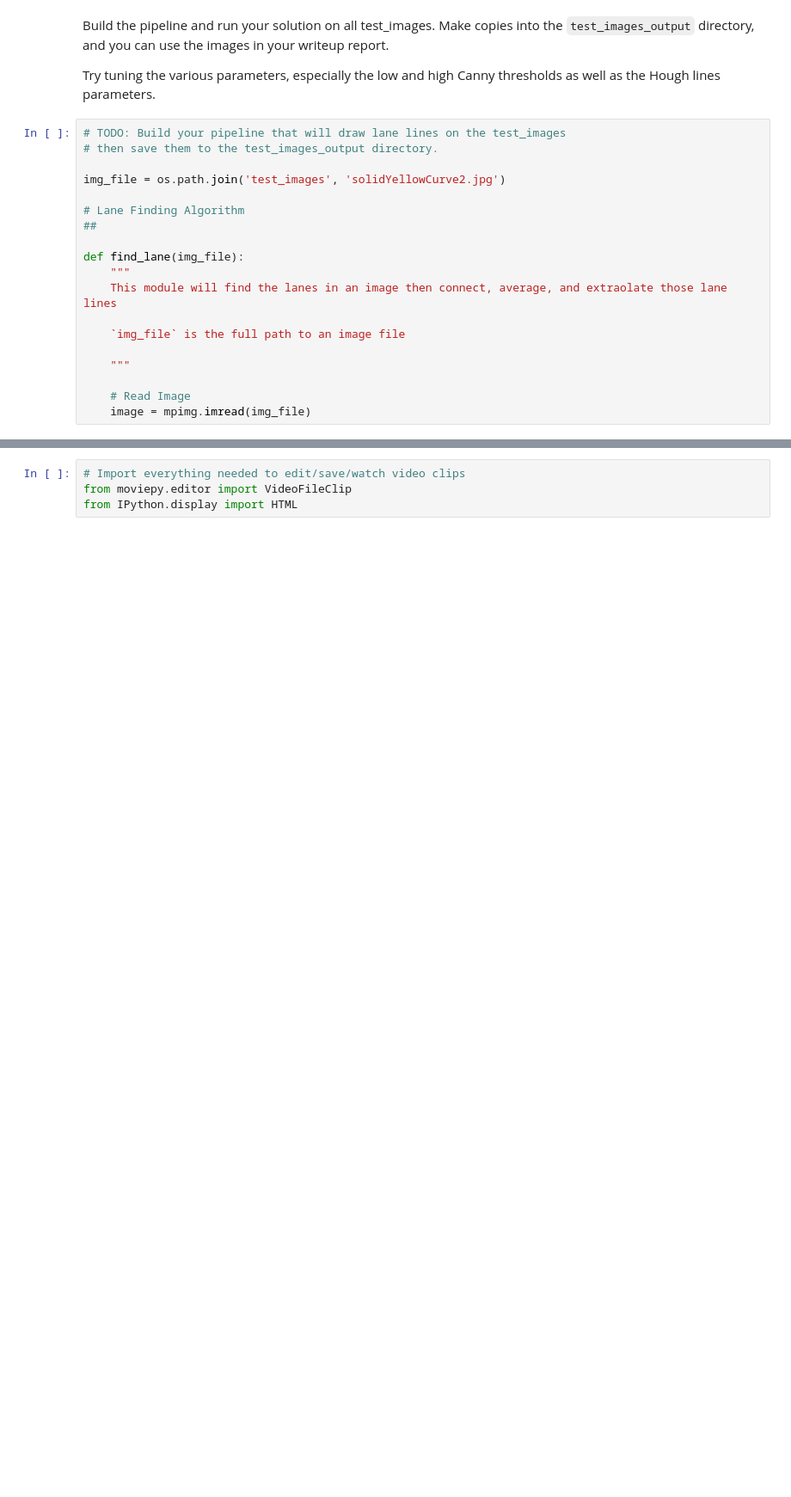
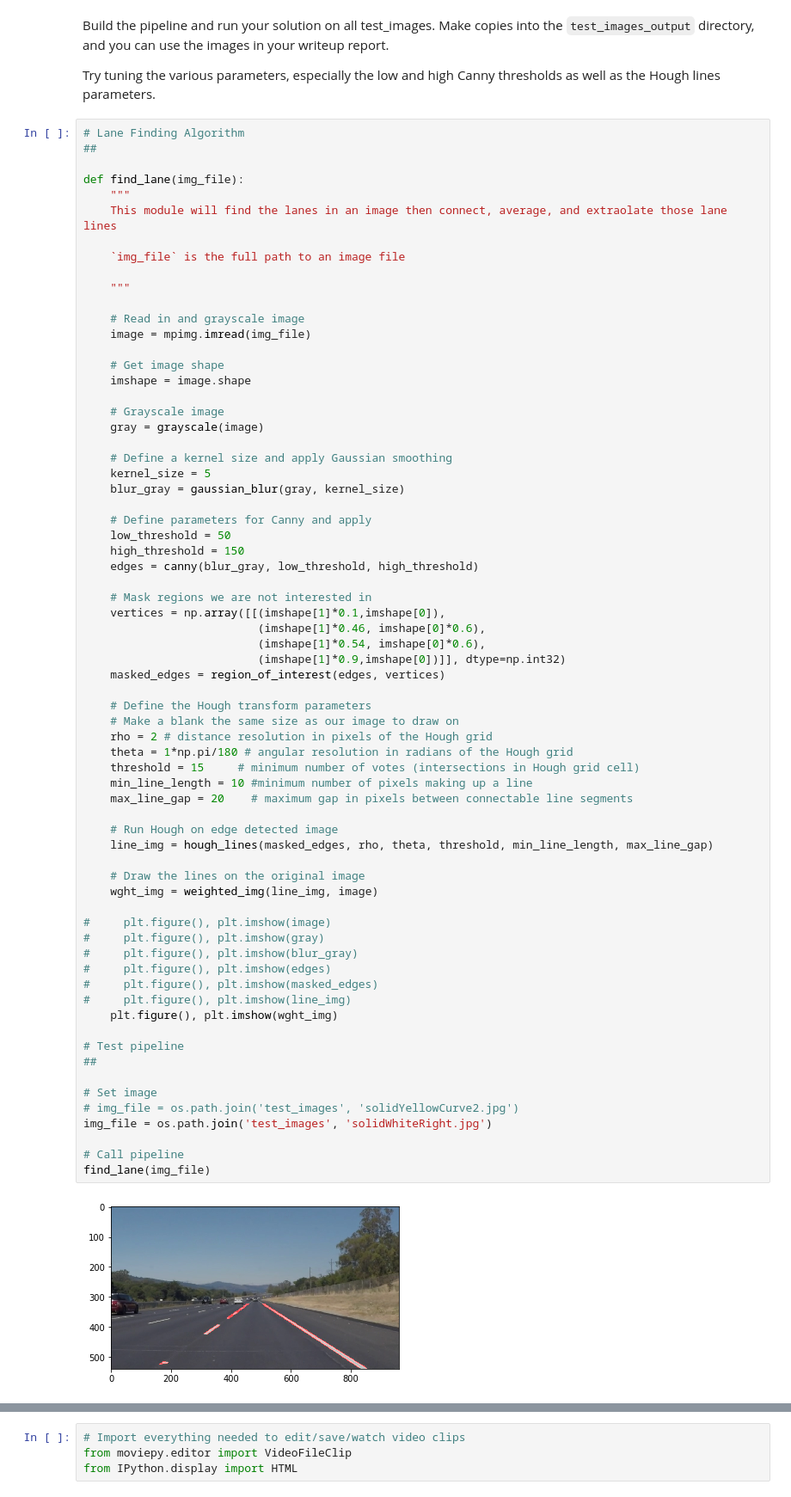
Before and after one commit to alvingar/CarND-LaneLines-P1, a Jupyter notebook: P1.ipynb, the cells around one changed output, grey strips where cells are left out. Shown at 86% size. Saved outputs shown, nothing was run; the diff lists cells and outputs as text; blank space fills up the shorter version.

Commit message:
This commit contains code that get's as far detecting the hough lines and drawing it on the original image

```diff
--- a/P1.ipynb
+++ b/P1.ipynb
@@ -193,25 +193,76 @@ os.listdir("test_images/")
 Build the pipeline and run your solution on all test_images. Make copies into the `test_images_output` directory, and you can use the images in your writeup report.
 
 Try tuning the various parameters, especially the low and high Canny thresholds as well as the Hough lines parameters.
-# %%
-# TODO: Build your pipeline that will draw lane lines on the test_images
-# then save them to the test_images_output directory.
-
-img_file = os.path.join('test_images', 'solidYellowCurve2.jpg')
-
-# Lane Finding Algorithm
-##
-
-def find_lane(img_file):
-    """
-    This module will find the lanes in an image then connect, average, and extraolate those lane lines
-
-    `img_file` is the full path to an image file
-
-    """
-
-    # Read Image
-    image = mpimg.imread(img_file)
+# %%
+# Lane Finding Algorithm
+##
+
+def find_lane(img_file):
+    """
+    This module will find the lanes in an image then connect, average, and extraolate those lane lines
+
+    `img_file` is the full path to an image file
+
+    """
+
+    # Read in and grayscale image
+    image = mpimg.imread(img_file)
+
+    # Get image shape
+    imshape = image.shape
+
+    # Grayscale image
+    gray = grayscale(image)
+
+    # Define a kernel size and apply Gaussian smoothing
+    kernel_size = 5
+    blur_gray = gaussian_blur(gray, kernel_size)
+
+    # Define parameters for Canny and apply
+    low_threshold = 50
+    high_threshold = 150
+    edges = canny(blur_gray, low_threshold, high_threshold)
+
+    # Mask regions we are not interested in
+    vertices = np.array([[(imshape[1]*0.1,imshape[0]),
+                          (imshape[1]*0.46, imshape[0]*0.6),
+                          (imshape[1]*0.54, imshape[0]*0.6),
+                          (imshape[1]*0.9,imshape[0])]], dtype=np.int32)
+    masked_edges = region_of_interest(edges, vertices)
+
+    # Define the Hough transform parameters
+    # Make a blank the same size as our image to draw on
+    rho = 2 # distance resolution in pixels of the Hough grid
+    theta = 1*np.pi/180 # angular resolution in radians of the Hough grid
+    threshold = 15     # minimum number of votes (intersections in Hough grid cell)
+    min_line_length = 10 #minimum number of pixels making up a line
+    max_line_gap = 20    # maximum gap in pixels between connectable line segments
+
+    # Run Hough on edge detected image
+    line_img = hough_lines(masked_edges, rho, theta, threshold, min_line_length, max_line_gap)
+
+    # Draw the lines on the original image
+    wght_img = weighted_img(line_img, image)
+
+#     plt.figure(), plt.imshow(image)
+#     plt.figure(), plt.imshow(gray)
+#     plt.figure(), plt.imshow(blur_gray)
+#     plt.figure(), plt.imshow(edges)
+#     plt.figure(), plt.imshow(masked_edges)
+#     plt.figure(), plt.imshow(line_img)
+    plt.figure(), plt.imshow(wght_img)
+
+# Test pipeline
+##
+
+# Set image
+# img_file = os.path.join('test_images', 'solidYellowCurve2.jpg')
+img_file = os.path.join('test_images', 'solidWhiteRight.jpg')
+
+# Call pipeline
+find_lane(img_file)
+# %% [output]
+[figure, added]
 # %% [markdown]
 ## Test on Videos
 
```
Also changed, not shown: parts of 1 cell of this notebook.
